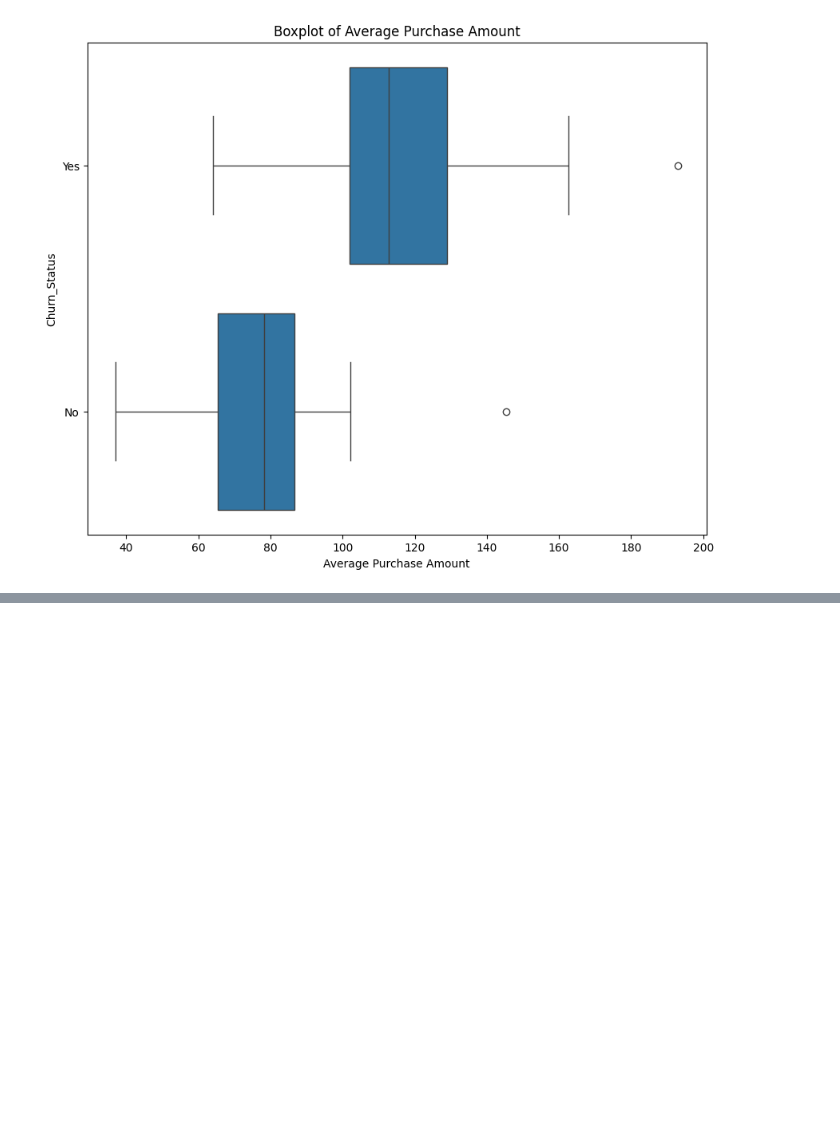
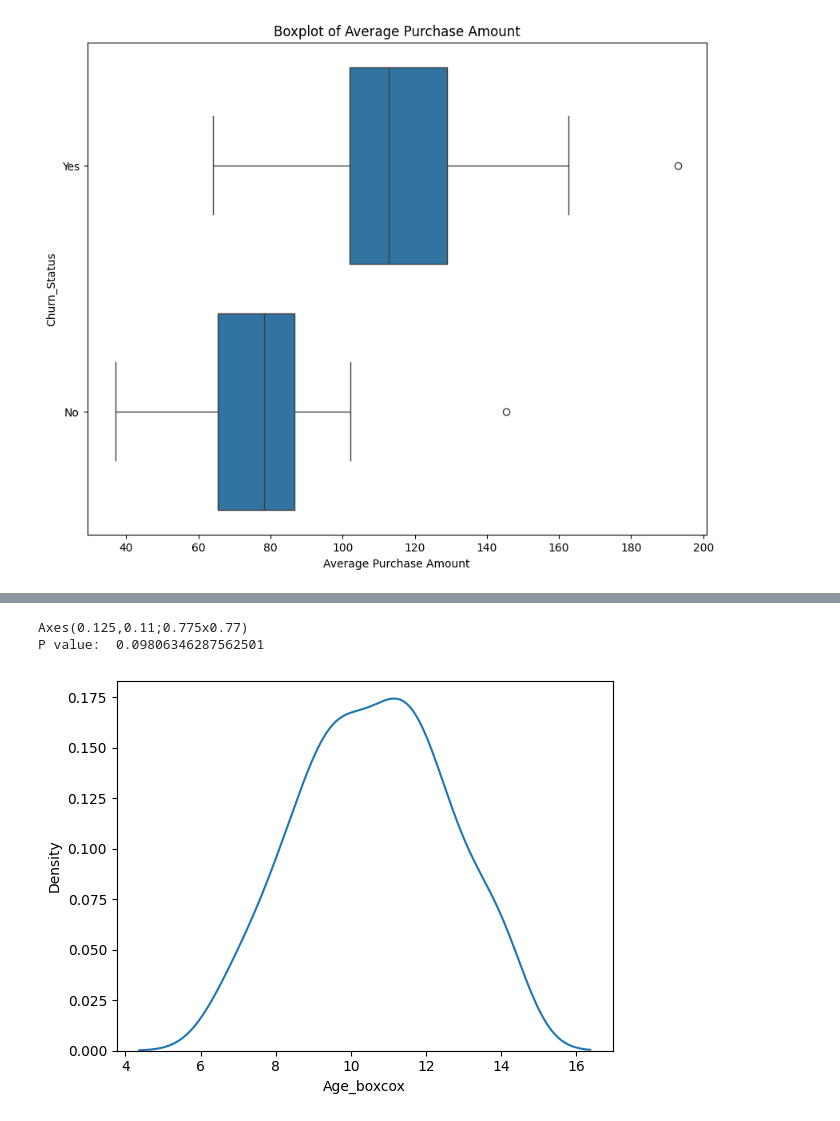
Before and after one commit to nsn-mah6/data_analysis_Beginnning, a Jupyter notebook: data_analysis.ipynb, the cells around one changed output, grey strips where cells are left out. Cells and saved outputs as stored; diff of their text form; code cells hidden in the pictures; blank space fills up the shorter version.

```diff
--- a/data_analysis.ipynb
+++ b/data_analysis.ipynb
@@ -626,0 +691,3 @@ plt.show()
+# %%
+final_data = final_data.drop('Age_log', axis = 1)
+final_data.head()
@@ -626,0 +701,17 @@ plt.show()
+# %%
+from scipy.stats import boxcox
+
+def boxcox_transformation(data, column_name):
+    transformed_data, _ = boxcox(data[column_name])
+    data[f'{column_name}_boxcox'] = transformed_data
+    stat, p_value = shapiro(data[f'{column_name}_boxcox'])
+    kdeplot = sns.kdeplot(data[f'{column_name}_boxcox'])
+
+    print(kdeplot)
+    print('P value: ', p_value)
+# %%
+boxcox_transformation(final_data, 'Age')
+# %% [output]
+Axes(0.125,0.11;0.775x0.77)
+P value:  0.09806346287562501
+[figure, added]
```
Also changed, not shown: parts of 14 cells of this notebook.
